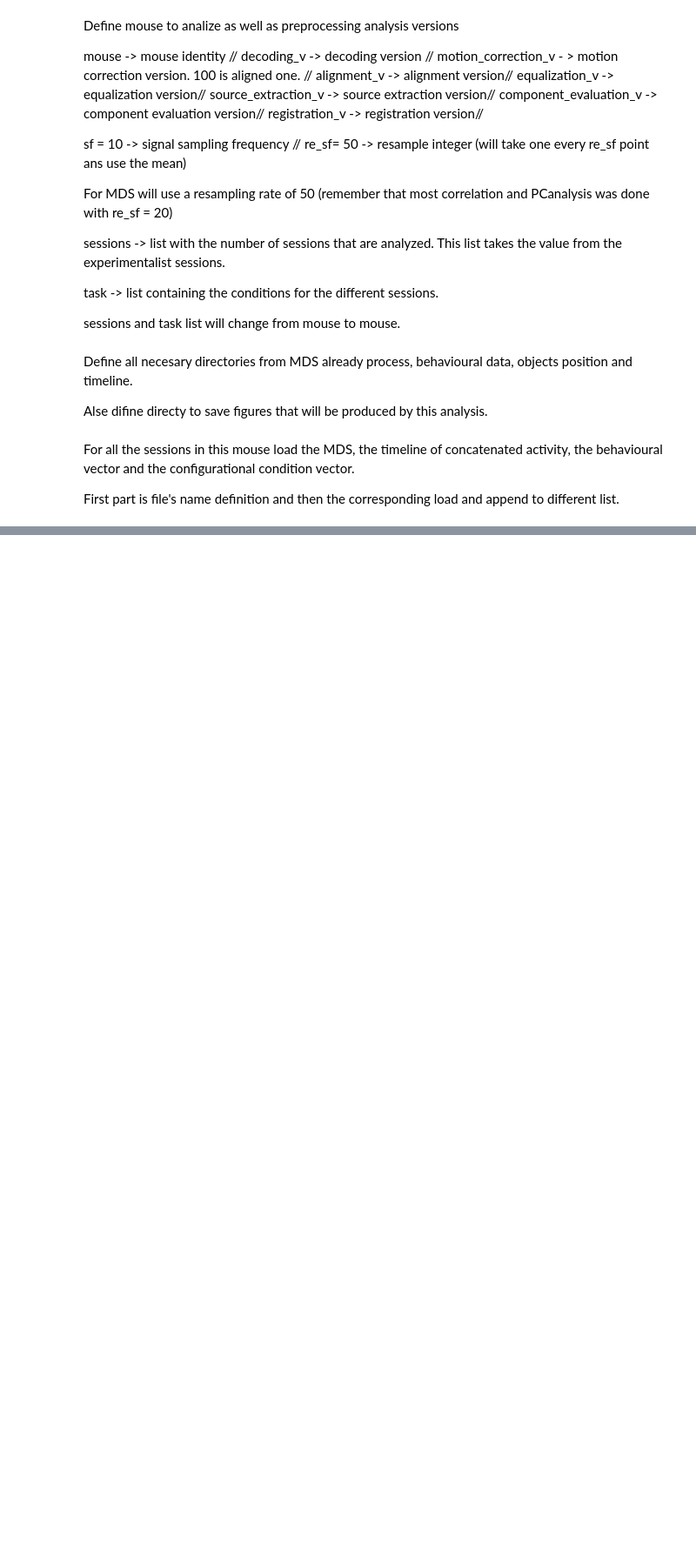
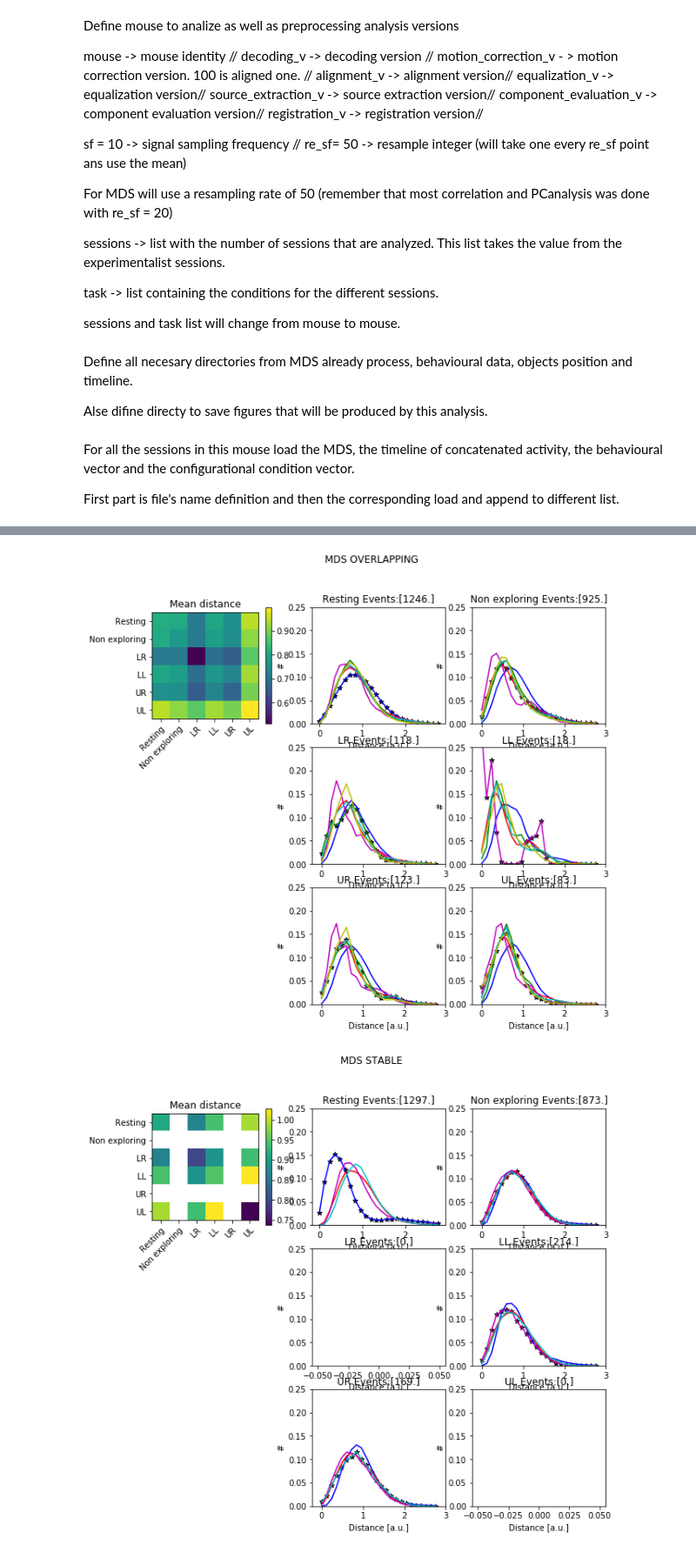
Before and after one commit to melisamc89/neural_analysys, a Jupyter notebook: src/multidimensionalscaling.ipynb, the cells around one changed output, grey strips where cells are left out. Shown at 87% size. Saved outputs shown, nothing was run; the diff lists cells and outputs as text; code cells hidden in the pictures; blank space fills up the shorter version.

```diff
--- a/src/multidimensionalscaling.ipynb
+++ b/src/multidimensionalscaling.ipynb
@@ -163,0 +169,8 @@ figs.plot_MDS_multisession_behaviour(neural_activity_msd = neural_activity_msd ,
+# %%
+###Compute the distance between representations of objects
+figure_mds_behaviour_dist =  figures_path + 'mds_behaviour_distance_mouse_'+f'{mouse}' +'_binsize_'+f'{re_sf}'+'_'
+figs.plot_MDS_multisession_behaviour_distance(neural_activity_msd=neural_activity_msd, resample_beh=resample_beh,
+                                             timeline=resample_timeline,task=task, save_path=figure_mds_behaviour_dist)
+# %% [output]
+[figure, added]
+[figure, added]
```
Also changed, not shown: parts of 11 cells of this notebook, 14 other files.
